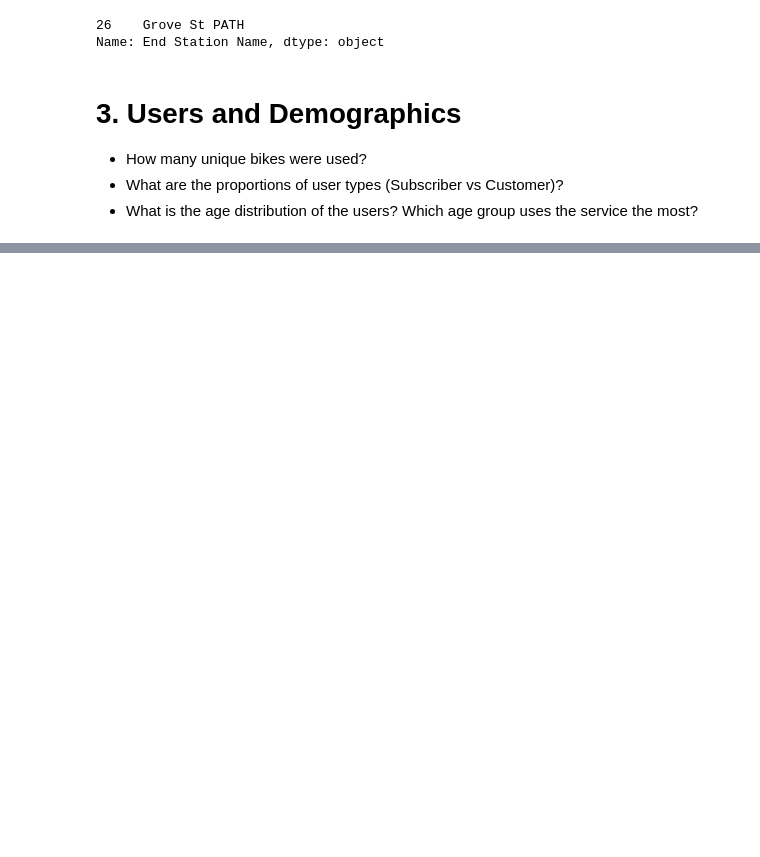
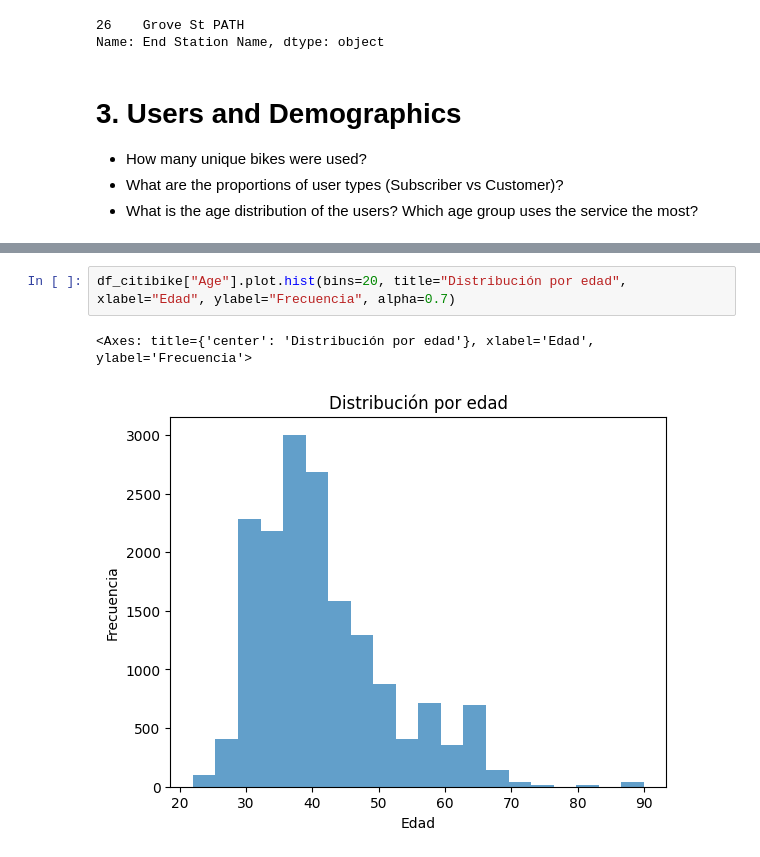
Before and after one commit to franpelirrojo/data_analysis_bike, a Jupyter notebook: nybike.ipynb, the cells around one changed output, grey strips where cells are left out. Drawn from its saved outputs; the diff is of its cells as text; blank space fills up the shorter version.

```diff
--- a/nybike.ipynb
+++ b/nybike.ipynb
@@ -129,0 +142,5 @@ df_citibike.loc[:, "Bike ID"].unique().size
+# %%
+df_citibike["Age"].plot.hist(bins=20, title="Distribución por edad", xlabel="Edad", ylabel="Frecuencia", alpha=0.7)
+# %% [output]
+<Axes: title={'center': 'Distribución por edad'}, xlabel='Edad', ylabel='Frecuencia'>
+[figure, added]
```
Also changed, not shown: parts of 22 cells of this notebook.
